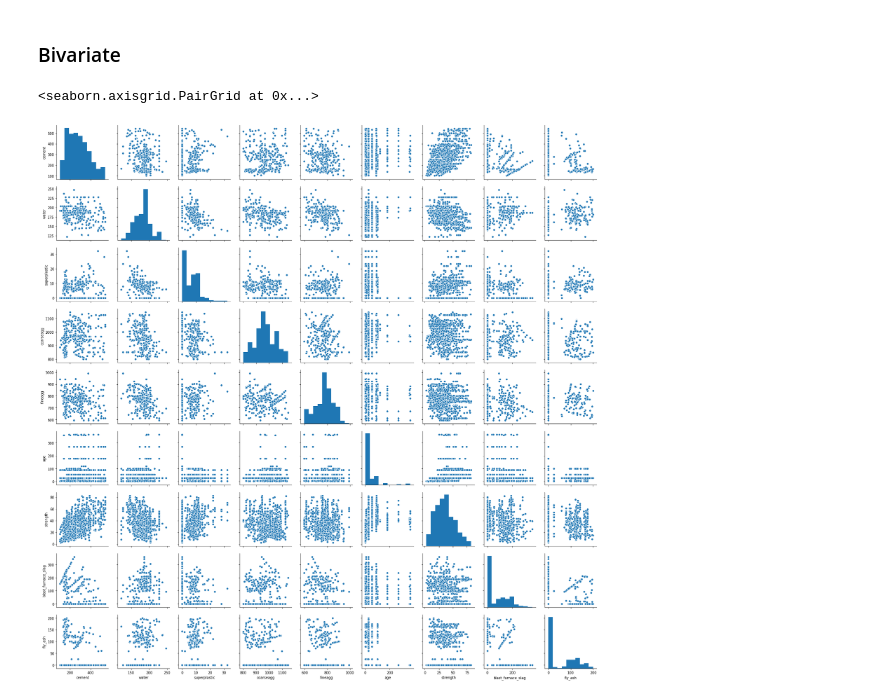
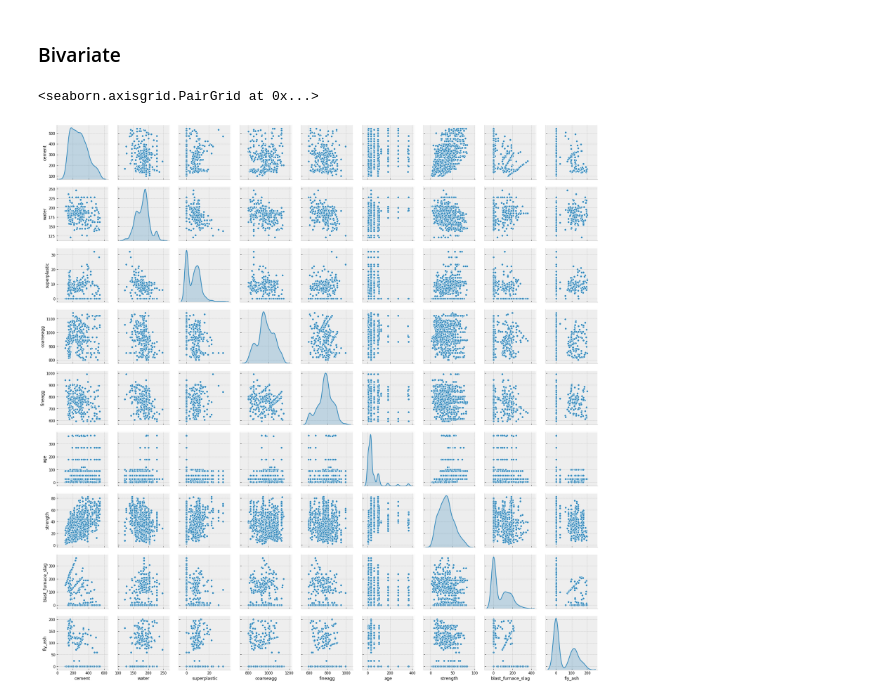
Before and after one commit to imanjunathn/FeatureEngineering, a Jupyter notebook: FMT.ipynb, the cells around one changed output. Saved outputs shown, nothing was run; the diff lists cells and outputs as text; code cells hidden in the pictures.

```diff
--- a/FMT.ipynb
+++ b/FMT.ipynb
@@ -1,11 +1,13 @@
 # %%
 import pandas as pd
+import numpy as np
 import matplotlib.pyplot as plt
 %matplotlib inline
 import seaborn as sns
 
 import warnings
 warnings.filterwarnings('ignore')
+plt.style.use('bmh')
 # %%
 # Load the data from concrete.csv file
 concrete_df = pd.read_csv('concrete.csv')
@@ -293,7 +295,7 @@ min of strength: 2.33 and max of strength: 82.6
 # %% [markdown]
 ### Bivariate
 # %%
-sns.pairplot(concrete_df)
+sns.pairplot(concrete_df,diag_kind = 'kde')
 # %% [output]
 <seaborn.axisgrid.PairGrid at 0x...>
-[figure, old version]
+[figure, new version]
```
Also changed, not shown: parts of 58 cells of this notebook.
